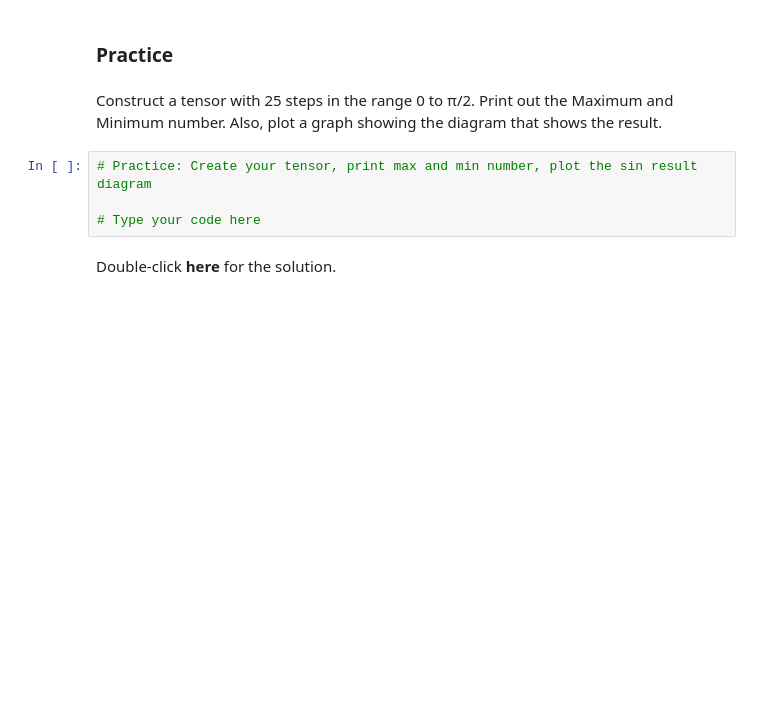
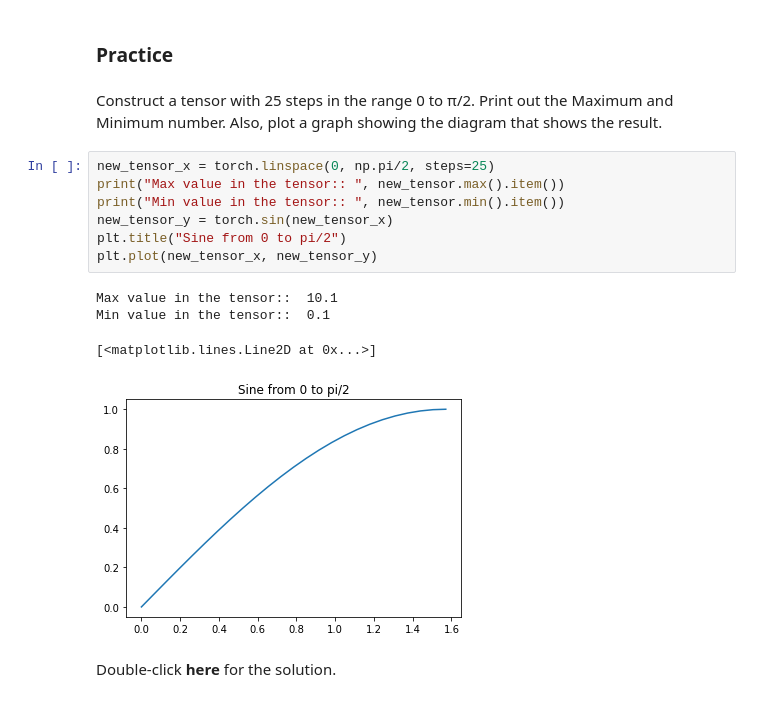
Before and after one commit to ftarantuviez/DNNs_with_pytorch, a Jupyter notebook: Week 1/1.1_1Dtensors_v2.ipynb, the cells around one changed output. Drawn from its saved outputs; the diff is of its cells as text; blank space fills up the shorter version.

Commit message:
feat: tensors 1D

```diff
--- a/Week 1/1.1_1Dtensors_v2.ipynb
+++ b/Week 1/1.1_1Dtensors_v2.ipynb
@@ -500,10 +612,18 @@ If you know the trigonometric function, you will notice this is the diagram of t
 <h3>Practice</h3>
 # %% [markdown]
 Construct a tensor with 25 steps in the range 0 to π/2. Print out the Maximum and Minimum number. Also, plot  a graph showing the diagram that shows the result.
-# %%
-# Practice: Create your tensor, print max and min number, plot the sin result diagram
-
-# Type your code here
+# %%
+new_tensor_x = torch.linspace(0, np.pi/2, steps=25)
+print("Max value in the tensor:: ", new_tensor.max().item())
+print("Min value in the tensor:: ", new_tensor.min().item())
+new_tensor_y = torch.sin(new_tensor_x)
+plt.title("Sine from 0 to pi/2")
+plt.plot(new_tensor_x, new_tensor_y)
+# %% [output]
+Max value in the tensor::  10.1
+Min value in the tensor::  0.1
+[<matplotlib.lines.Line2D at 0x...>]
+[figure, added]
 # %% [markdown]
 Double-click <b>here</b> for the solution.
 
```
Also changed, not shown: parts of 53 cells of this notebook.
